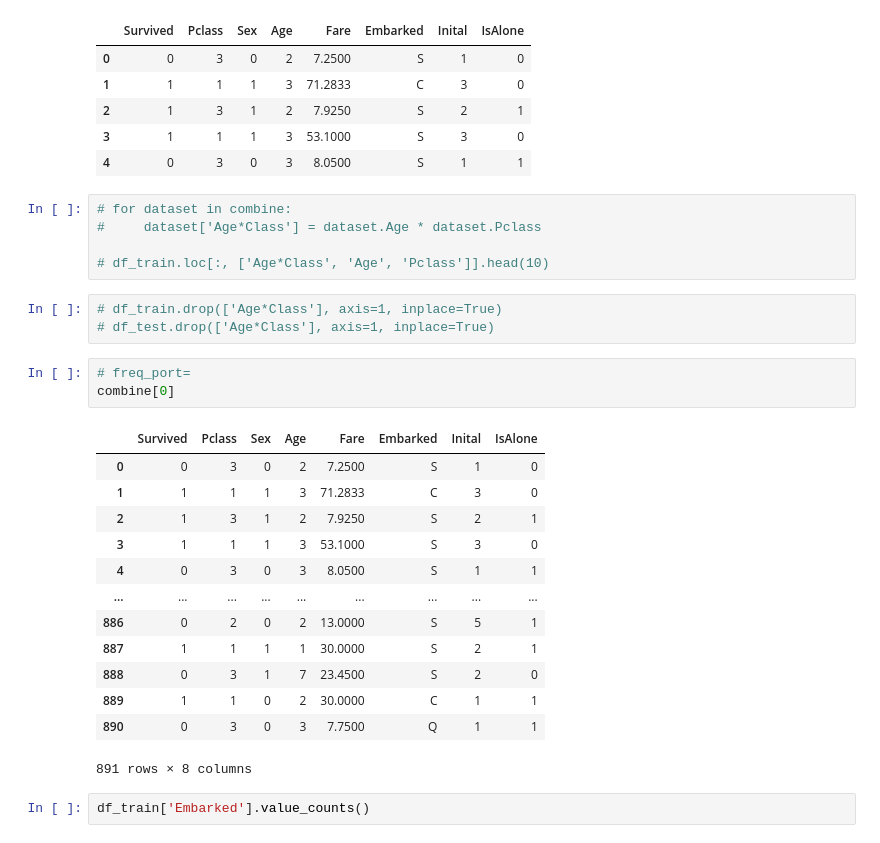
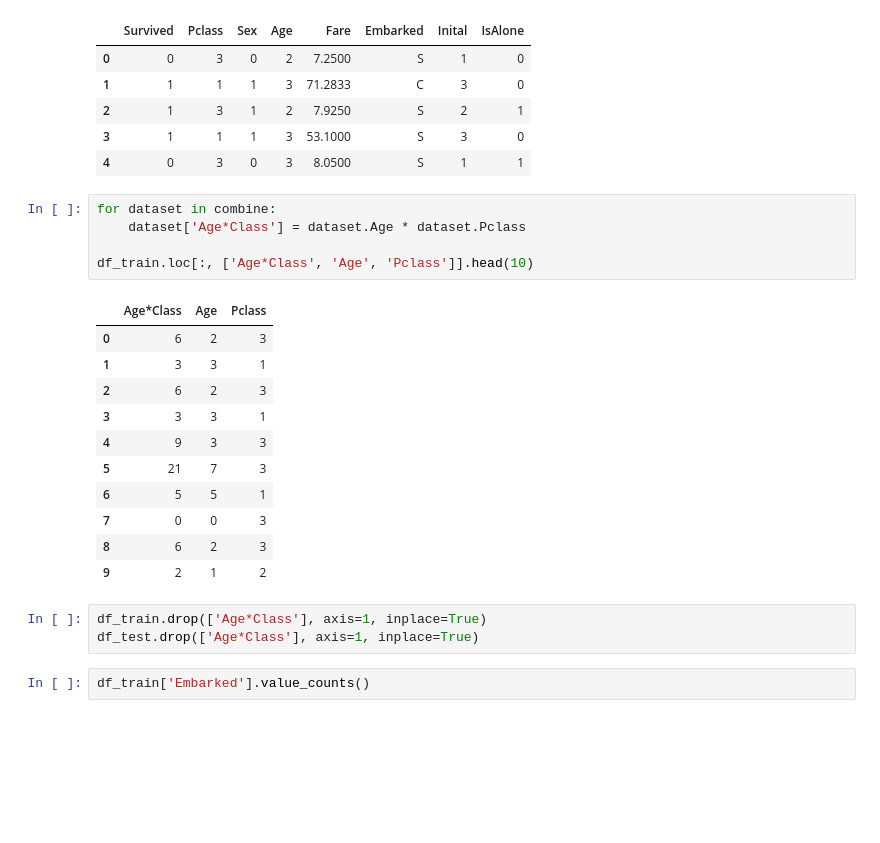
Before and after one commit to YuLim2/Kaggle, a Jupyter notebook: titanic/titanic-my-second-data-analysis.ipynb, the cells around one changed output. Cells and saved outputs as stored; diff of their text form; blank space fills up the shorter version.

```diff
--- a/titanic/titanic-my-second-data-analysis.ipynb
+++ b/titanic/titanic-my-second-data-analysis.ipynb
@@ -331,30 +331,25 @@ df_train.head()
 | 3 | 1 | 1 | 1 | 3 | 53.1000 | S | 3 | 0 |
 | 4 | 0 | 3 | 0 | 3 | 8.0500 | S | 1 | 1 |
 # %%
-# for dataset in combine:
-#     dataset['Age*Class'] = dataset.Age * dataset.Pclass
+for dataset in combine:
+    dataset['Age*Class'] = dataset.Age * dataset.Pclass
 
-# df_train.loc[:, ['Age*Class', 'Age', 'Pclass']].head(10)
+df_train.loc[:, ['Age*Class', 'Age', 'Pclass']].head(10)
+# %% [output]
+|  | Age*Class | Age | Pclass |
+| 0 | 6 | 2 | 3 |
+| 1 | 3 | 3 | 1 |
+| 2 | 6 | 2 | 3 |
+| 3 | 3 | 3 | 1 |
+| 4 | 9 | 3 | 3 |
+| 5 | 21 | 7 | 3 |
+| 6 | 5 | 5 | 1 |
+| 7 | 0 | 0 | 3 |
+| 8 | 6 | 2 | 3 |
+| 9 | 2 | 1 | 2 |
 # %%
-# df_train.drop(['Age*Class'], axis=1, inplace=True)
-# df_test.drop(['Age*Class'], axis=1, inplace=True)
+df_train.drop(['Age*Class'], axis=1, inplace=True)
+df_test.drop(['Age*Class'], axis=1, inplace=True)
-# %%
-# freq_port=
-combine[0]
-# %% [output]
-|  | Survived | Pclass | Sex | Age | Fare | Embarked | Inital | IsAlone |
-| 0 | 0 | 3 | 0 | 2 | 7.2500 | S | 1 | 0 |
-| 1 | 1 | 1 | 1 | 3 | 71.2833 | C | 3 | 0 |
-| 2 | 1 | 3 | 1 | 2 | 7.9250 | S | 2 | 1 |
-| 3 | 1 | 1 | 1 | 3 | 53.1000 | S | 3 | 0 |
-| 4 | 0 | 3 | 0 | 3 | 8.0500 | S | 1 | 1 |
-| ... | ... | ... | ... | ... | ... | ... | ... | ... |
-| 886 | 0 | 2 | 0 | 2 | 13.0000 | S | 5 | 1 |
-| 887 | 1 | 1 | 1 | 1 | 30.0000 | S | 2 | 1 |
-| 888 | 0 | 3 | 1 | 7 | 23.4500 | S | 2 | 0 |
-| 889 | 1 | 1 | 0 | 2 | 30.0000 | C | 1 | 1 |
-| 890 | 0 | 3 | 0 | 3 | 7.7500 | Q | 1 | 1 |
-891 rows × 8 columns
 # %%
 df_train['Embarked'].value_counts()
 # %% [output]
```
Also changed, not shown: parts of 13 cells of this notebook.
